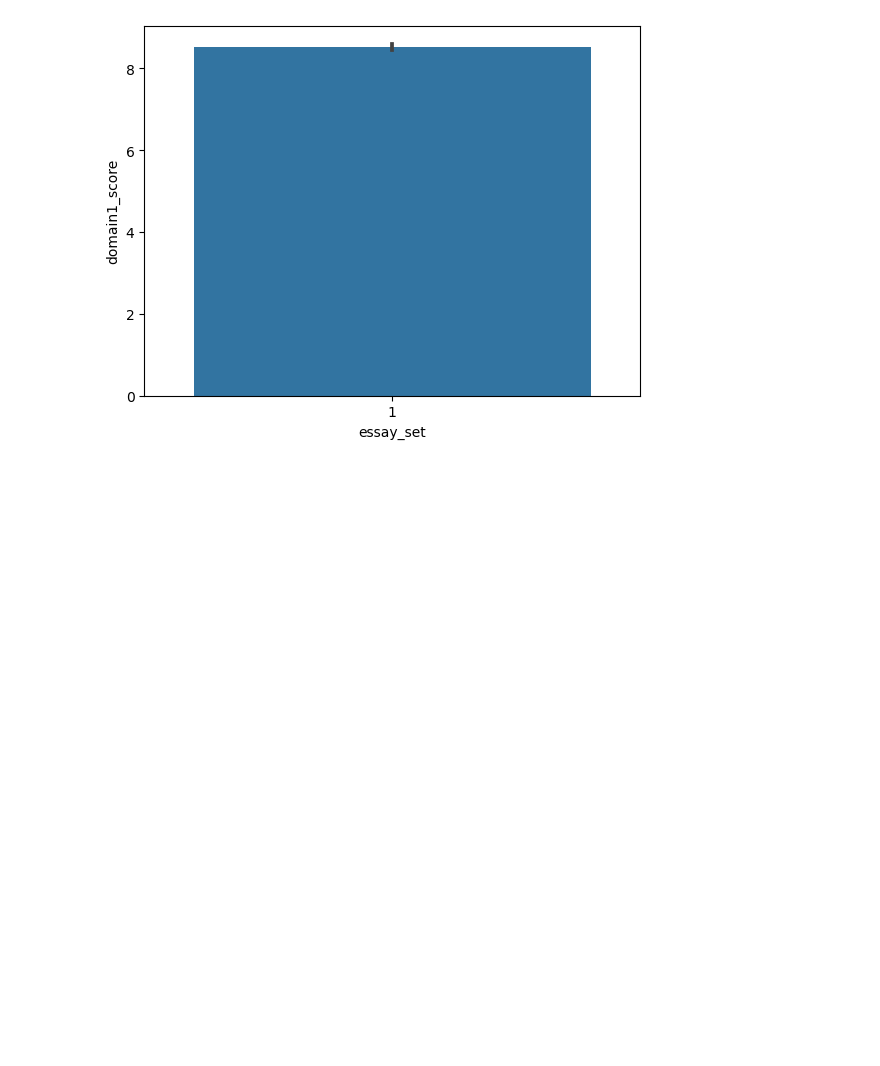
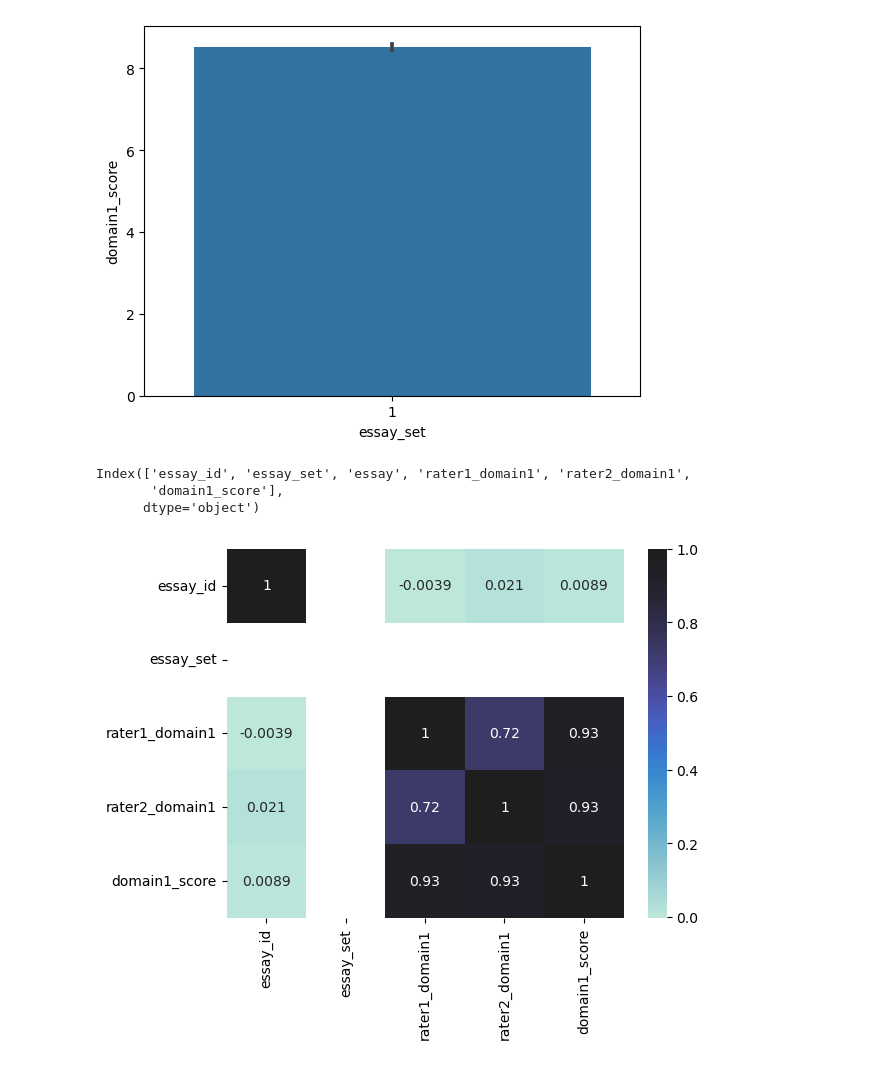
Before and after one commit to Group7-DSTI/ML-project, a Jupyter notebook: projet2_nlp.ipynb, the cells around one changed output. Drawn from its saved outputs; the diff is of its cells as text; code cells hidden in the pictures; blank space fills up the shorter version.

```diff
--- a/projet2_nlp.ipynb
+++ b/projet2_nlp.ipynb
@@ -188,3 +188,15 @@ Name: proportion, dtype: float64
 sns.barplot(x=df["essay_set"], y=df["domain1_score"]);
 # %% [output]
 [figure]
+# %%
+# Display the names of the columns in the DataFrame `df`.
+df.columns
+# %% [output]
+Index(['essay_id', 'essay_set', 'essay', 'rater1_domain1', 'rater2_domain1',
+       'domain1_score'],
+      dtype='object')
+# %%
+# Creates a correlation heatmap for the DataFrame `df`, annotates the values, and centers the data.
+sns.heatmap(df[['essay_id', 'essay_set', 'rater1_domain1', 'rater2_domain1', 'domain1_score']].corr(), annot=True, center=True);
+# %% [output]
+[figure, added]
```
Also changed, not shown: parts of 2 cells of this notebook, 1 other file.
